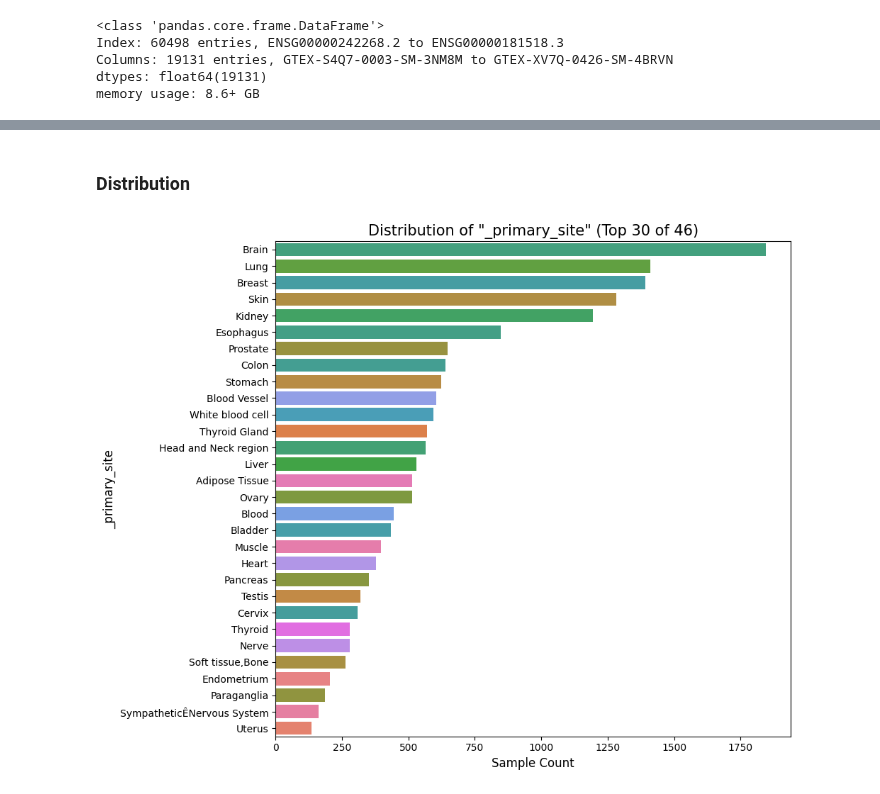
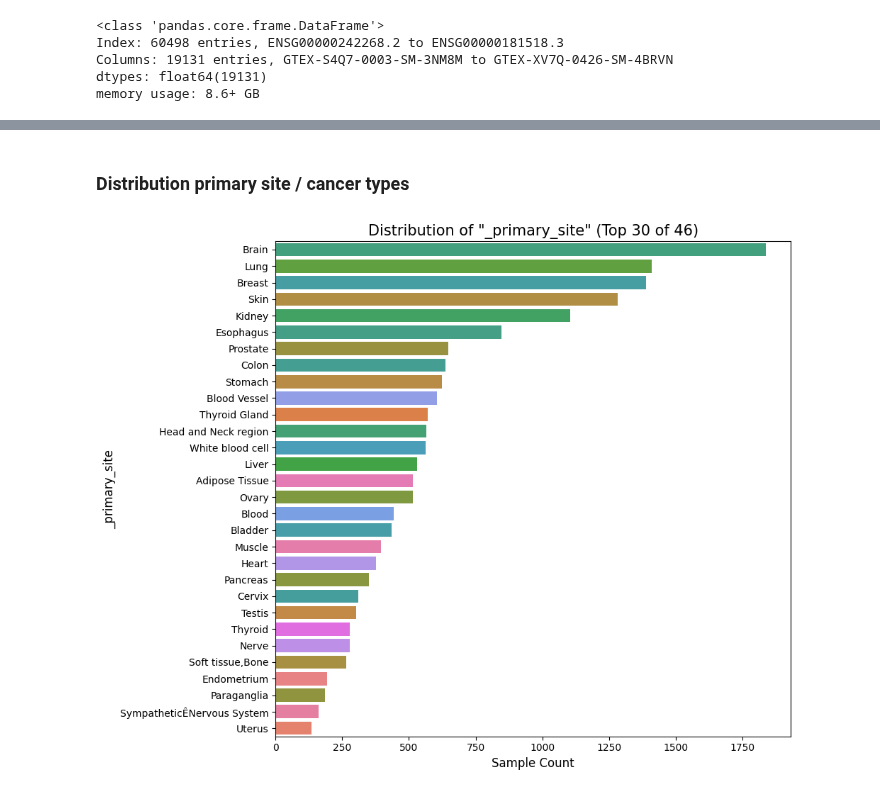
Before and after one commit to tobitotaku/ai-brain-tumor, a Jupyter notebook: preprocessing_stream_c.ipynb, the cells around one changed output, grey strips where cells are left out. Saved outputs shown, nothing was run; the diff lists cells and outputs as text; code cells hidden in the pictures.

```diff
--- a/preprocessing_stream_c.ipynb
+++ b/preprocessing_stream_c.ipynb
@@ -65,33 +142,33 @@ memory usage: 8.6+ GB
 # %% [markdown]
-### Distribution
+### Distribution primary site / cancer types
 # %%
 col = '_primary_site'
 plt.figure(figsize=(10, 8))
 
 top_n = 30
-num_categories = b_xena_metadata_df[col].nunique()
+num_categories = metadata_df[col].nunique()
 
 if num_categories > top_n:
     plot_title = f'Distribution of "{col}" (Top {top_n} of {num_categories})'
-    top_categories = b_xena_metadata_df[col].value_counts().nlargest(top_n).index
+    top_categories = metadata_df[col].value_counts().nlargest(top_n).index
 else:
     plot_title = f'Distribution of "{col}" (All {num_categories})'
-    top_categories = b_xena_metadata_df[col].value_counts().index
+    top_categories = metadata_df[col].value_counts().index
 
 sns.countplot(
     y=col,
-    data=b_xena_metadata_df,
+    data=metadata_df,
     order=top_categories,
     hue=col,
     legend=False
 )
 
 plt.title(plot_title, fontsize=15)
 plt.xlabel('Sample Count', fontsize=12)
 plt.ylabel(col, fontsize=12)
 plt.tight_layout()
 plt.show() # Display the plot
 # %% [output]
-[figure, old version]
+[figure, new version]
 # %%
 # We use .str.startswith('Brain') to get 'Brain' (TCGA) AND 'Brain - ...' (GTEx)
```
Also changed, not shown: parts of 24 cells of this notebook.
